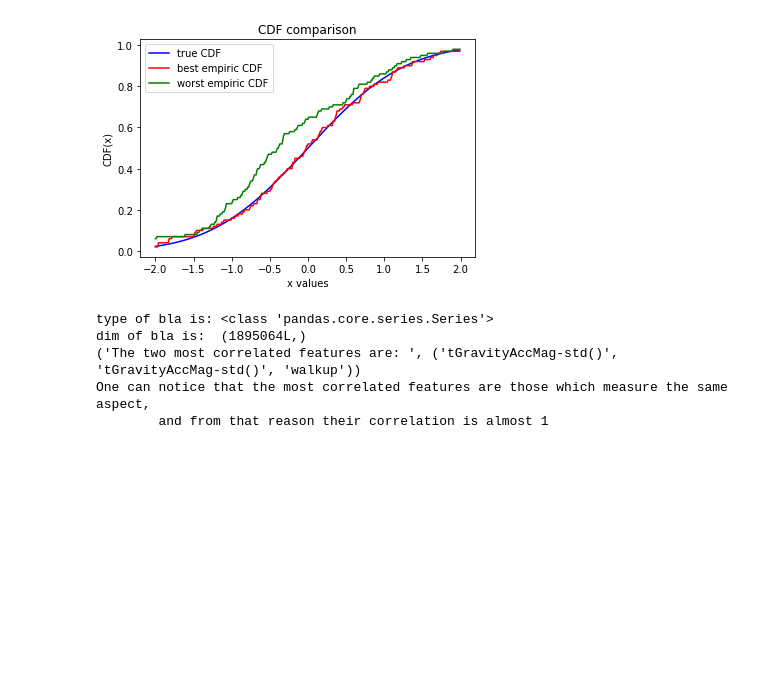
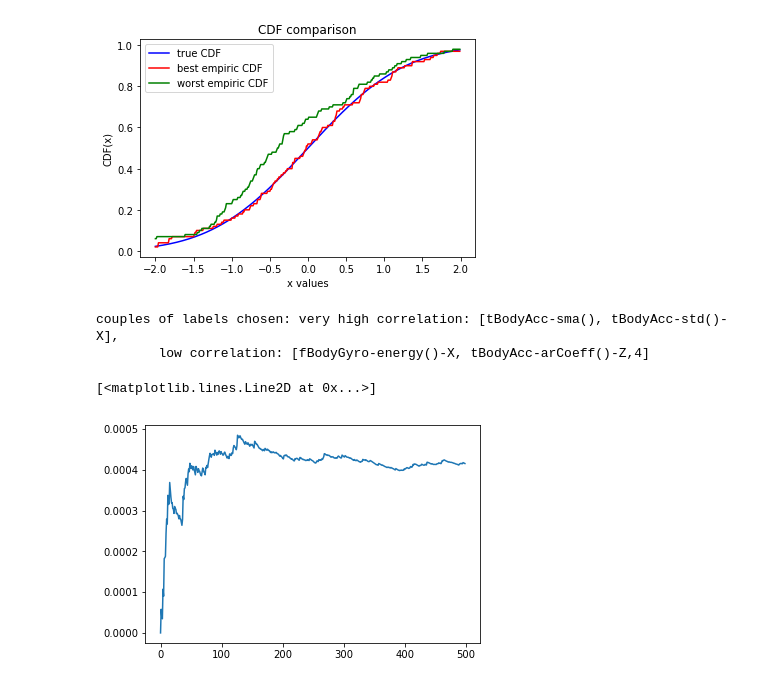
Before and after one commit to DorHugi/techDataScience, a Jupyter notebook: wet_2/Information_Processing_Wet_2.ipynb, the cells around one changed output. Cells and saved outputs as stored; diff of their text form; code cells hidden in the pictures; blank space fills up the shorter version.

Commit message:
added bootstrap calculations

```diff
--- a/wet_2/Information_Processing_Wet_2.ipynb
+++ b/wet_2/Information_Processing_Wet_2.ipynb
@@ -156,7 +156,6 @@ corr_by_class = samsungData.groupby('activity').corr()
 # sort the correlation dataframe, and exclude cells which represent the same feature (which means: variance and not correlation)
 
 labels = list(corr_by_class)
-print labels
 for i in range(0, (num_features-1)):
     corr_by_class.set_value(labels[i],labels[i],0)
 
@@ -166,9 +165,70 @@ print 'type of bla is: ', type(sorted_corr_by_class)
 print("The two most correlated features are: ", (list(sorted_corr_by_class.index))[-1])
 print '''One can notice that the most correlated features are those which measure the same aspect,
         and from that reason their correlation is almost 1'''
-# %% [output]
-type of bla is: <class 'pandas.core.series.Series'>
-dim of bla is:  (1895064L,)
-('The two most correlated features are: ', ('tGravityAccMag-std()', 'tGravityAccMag-std()', 'walkup'))
-One can notice that the most correlated features are those which measure the same aspect,
-        and from that reason their correlation is almost 1
+# %%
+# Question 7:
+# Use Bootstrap method in order to estimate the variance of the empirical correlation estimators:
+import pandas as pd
+
+samsungData = pd.read_csv('C:\Technion\Semester 6\Inforamtion_Processing\Tutorial_1\samsungData.csv')
+samsungData = samsungData.drop(['Unnamed: 0'], axis=1)
+num_examples, num_features = samsungData.shape
+
+# choose two couples of features, upon which the variance will be estimated:
+x1 = 'tBodyAcc-sma()'
+y1 = 'tBodyAcc-std()-X'
+x2 = 'fBodyGyro-energy()-X'
+y2 = 'tBodyAcc-arCoeff()-Z,4'
+
+x1_org_data = samsungData[x1]
+y1_org_data = samsungData[y1]
+x2_org_data = samsungData[x2]
+y2_org_data = samsungData[y2]
+
+print '''couples of labels chosen: very high correlation: [tBodyAcc-sma(), tBodyAcc-std()-X],
+        low correlation: [fBodyGyro-energy()-X, tBodyAcc-arCoeff()-Z,4]'''
+
+# A function used to sample two vectors (with replacement) and calculate their corraletion:
+def sample_calc_corr(x_data, y_data):
+    x_samples = x_data.sample(n=num_examples, replace=True)
+    y_samples = y_data.sample(n=num_examples, replace=True)
+    corr = x_samples.corr(y_samples)
+    return corr
+
+# A function used to calculate N times the correlation between two vectors, and the matching variance array:
+def iterate_calc_var(N, x_data, y_data):
+    corr_arr = []
+    var_arr = []
+    for i in range(1,first_couple_iteration):
+        corr_arr.append(sample_calc_corr(x_data, y_data))
+        var_arr.append(np.var(corr_arr))
+    return corr_arr, var_arr
+
+
+# N times:
+    # Randomly select data (num_examples) for each feature:
+    # Compute the correlation for each couple of features
+    # Compute the empirical variance over the N correlations of each couple of features:
+first_couple_corr_arr = []
+first_couple_var_arr = []
+first_couple_iteration = 500  # will be justified in Question 8
+second_couple_corr_arr = []
+second_couple_var_arr = []
+second_couple_iteration = 500  # will be justified in Question 8
+
+# first couple variance:
+first_couple_corr_arr, first_couple_var_arr = iterate_calc_var(first_couple_iteration, x1_org_data, y1_org_data)
+
+# second couple variance:
+second_couple_corr_arr, second_couple_var_arr = iterate_calc_var(second_couple_iteration, x2_org_data, y2_org_data)
+
+#plt.plot(first_couple_var_arr)
+plt.plot(second_couple_var_arr)
+
+
+# Do the same process again for two couples of features given a specific class
+# %% [output]
+couples of labels chosen: very high correlation: [tBodyAcc-sma(), tBodyAcc-std()-X],
+        low correlation: [fBodyGyro-energy()-X, tBodyAcc-arCoeff()-Z,4]
+[<matplotlib.lines.Line2D at 0x...>]
+[figure, added]
```
